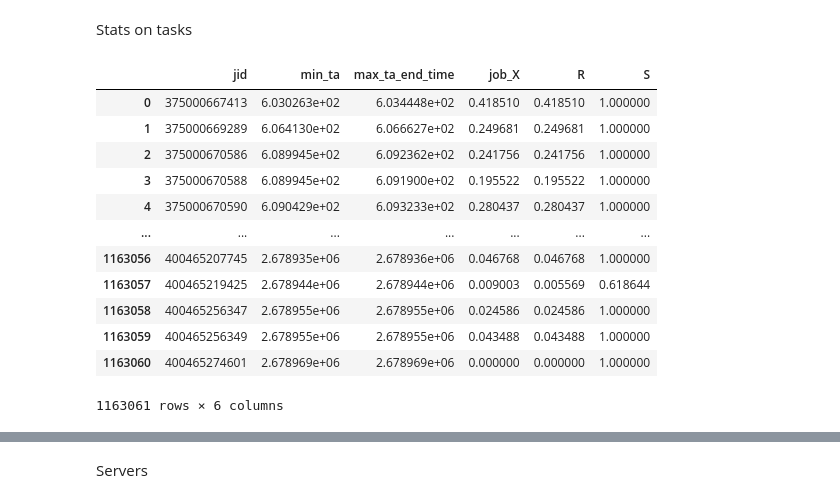
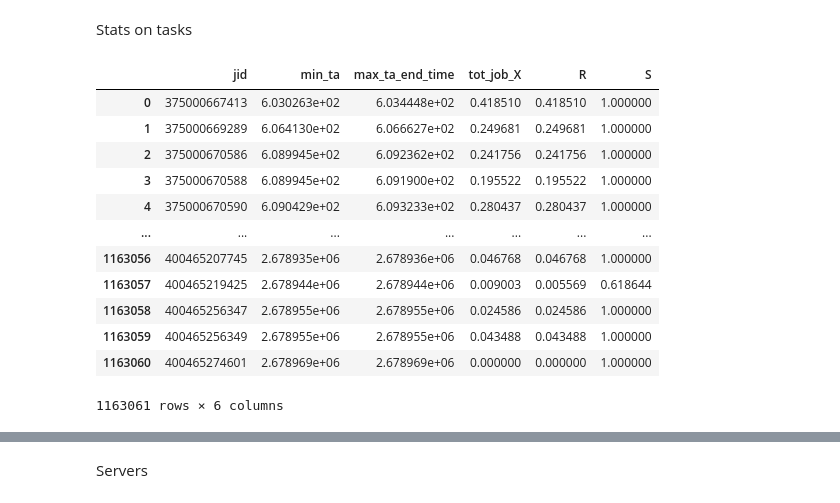
Before and after one commit to Matteo-Candi/Data_Center, a Jupyter notebook: Hw_2/main.ipynb, the cells around one changed output, grey strips where cells are left out. Cells and saved outputs as stored; diff of their text form; code cells hidden in the pictures.

```diff
--- a/Hw_2/main.ipynb
+++ b/Hw_2/main.ipynb
@@ -245,15 +245,15 @@ display(df_tasks)
 Stats on tasks
 # %%
 stats_df = df_tasks.groupby('jid').agg({'ta': 'min', 'final_time': 'max', 'X': 'sum'})
-stats_df = stats_df.rename(columns={'ta': 'min_ta', 'final_time': 'max_ta_end_time', 'X': 'job_X'})
+stats_df = stats_df.rename(columns={'ta': 'min_ta', 'final_time': 'max_ta_end_time', 'X': 'tot_job_X'})
 stats_df['R'] = stats_df['max_ta_end_time'] - stats_df['min_ta']
 stats_df = stats_df.reset_index()
-stats_df['S'] = stats_df['R'] / stats_df['job_X']
+stats_df['S'] = stats_df['R'] / stats_df['tot_job_X']
 stats_df['S'] = stats_df['S'].replace(np.inf, 1)
 stats_df['S'] = stats_df['S'].replace(np.nan, 1)
 display(stats_df)
 # %% [output]
-|  | jid | min_ta | max_ta_end_time | job_X | R | S |
+|  | jid | min_ta | max_ta_end_time | tot_job_X | R | S |
 | 0 | 375000667413 | 6.030263e+02 | 6.034448e+02 | 0.418510 | 0.418510 | 1.000000 |
 | 1 | 375000669289 | 6.064130e+02 | 6.066627e+02 | 0.249681 | 0.249681 | 1.000000 |
 | 2 | 375000670586 | 6.089945e+02 | 6.092362e+02 | 0.241756 | 0.241756 | 1.000000 |
```
Also changed, not shown: parts of 1 cell of this notebook.
